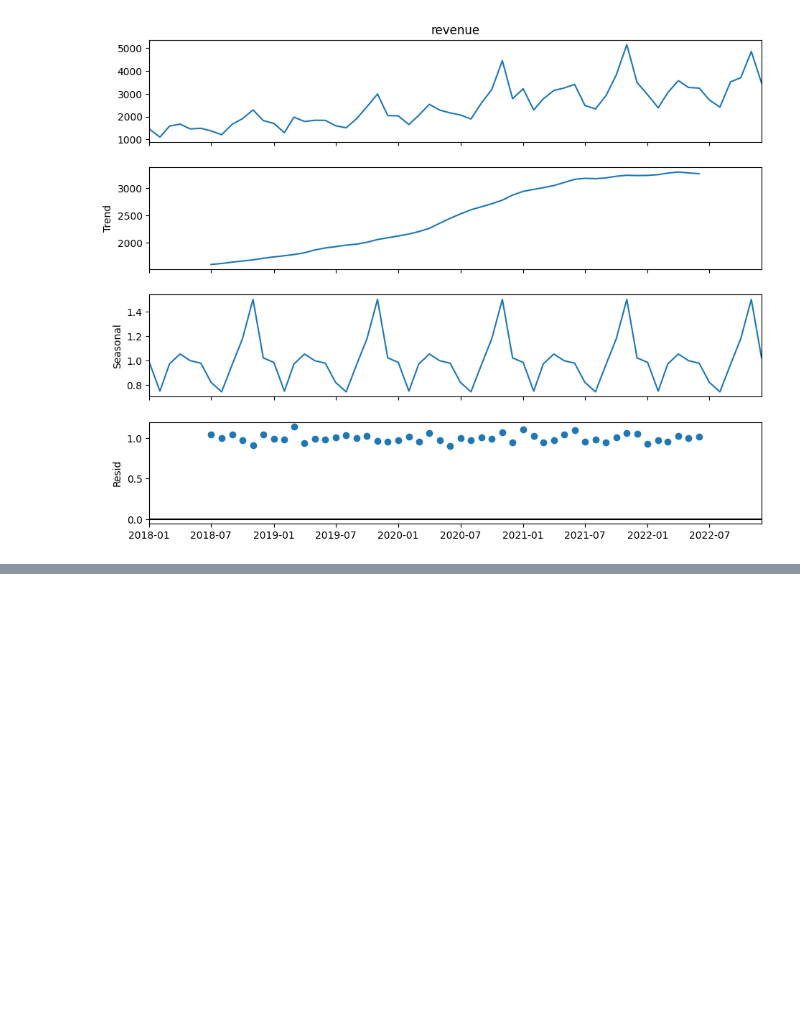
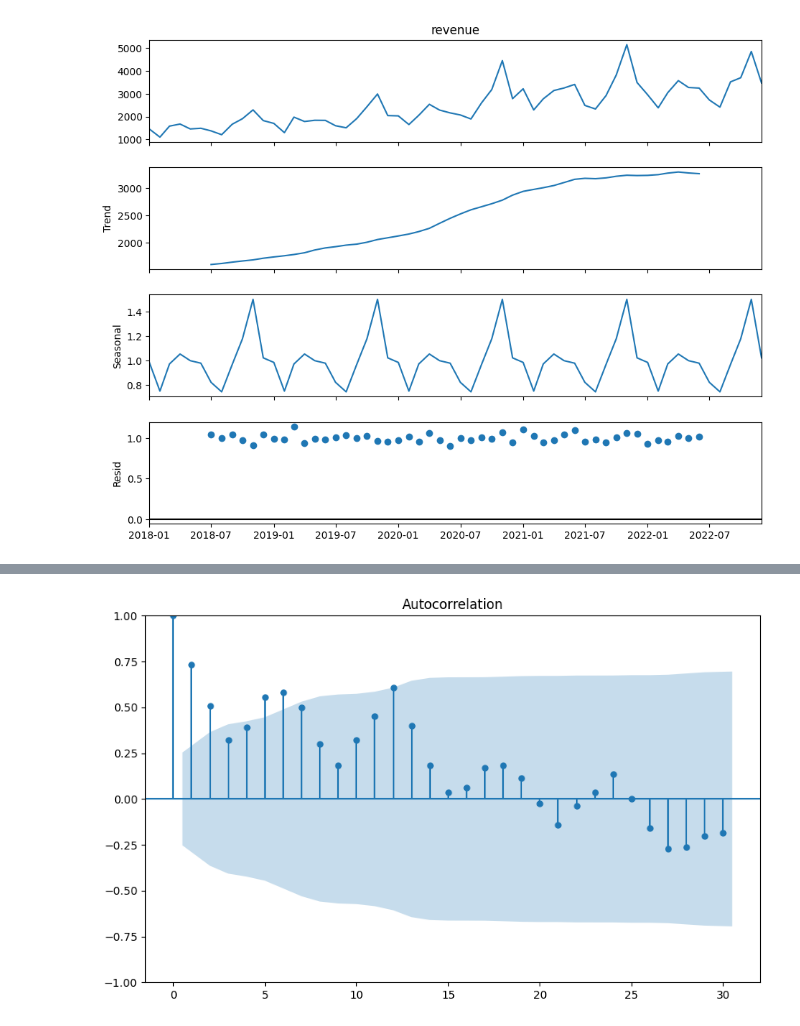
Before and after one commit to Mnr04/Time_series_analysis_course, a Jupyter notebook: Cours1_TSA.ipynb, the cells around one changed output, grey strips where cells are left out. Saved outputs shown, nothing was run; the diff lists cells and outputs as text; code cells hidden in the pictures; blank space fills up the shorter version.

```diff
--- a/Cours1_TSA.ipynb
+++ b/Cours1_TSA.ipynb
@@ -359,0 +298,7 @@ plt.show()
+# %%
+# Plot the autocorrelation (ACF) for choco_revenue
+fig, ax = plt.subplots(figsize = (10,6))
+plot_acf(df_choco["revenue"], lags=30, ax = ax)
+plt.show()
+# %% [output]
+[figure, added]
```
Also changed, not shown: parts of 6 cells of this notebook.
